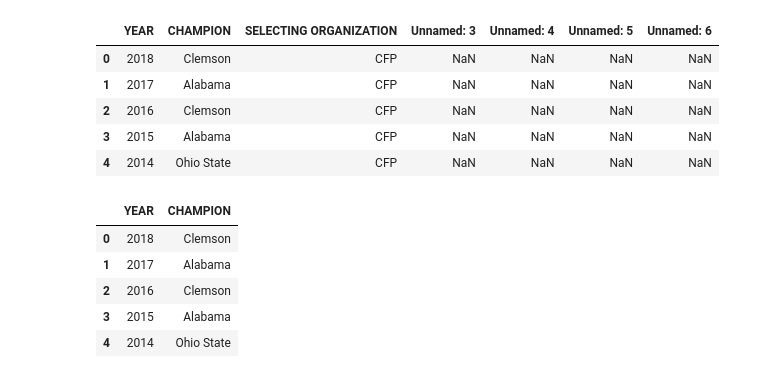
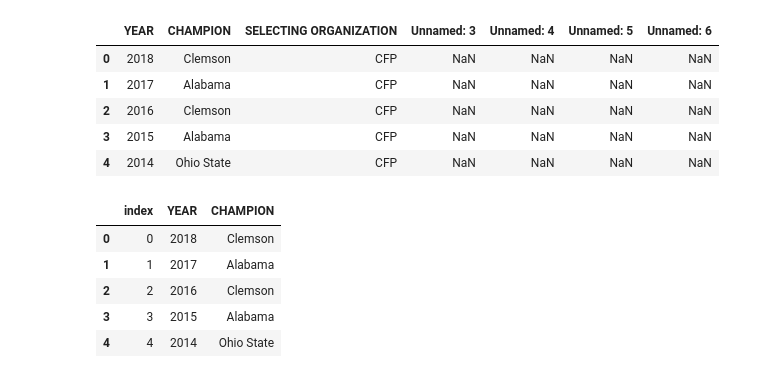
Before and after one commit to yanzi1210/Project_ETL, a Jupyter notebook: NFL.ipynb, the cells around one changed output. Cells and saved outputs as stored; diff of their text form; code cells hidden in the pictures.

```diff
--- a/NFL.ipynb
+++ b/NFL.ipynb
@@ -48,14 +49,16 @@ NCAAF_data_df.head()
 | 4 | 2014 | Ohio State | CFP | NaN | NaN | NaN | NaN |
 # %%
 new_NCAAF_data_df = NCAAF_data_df[['YEAR', 'CHAMPION']].copy()
+
+new_NCAAF_data_df= new_NCAAF_data_df.reset_index()
 new_NCAAF_data_df.head()
 # %% [output]
-|  | YEAR | CHAMPION |
-| 0 | 2018 | Clemson |
-| 1 | 2017 | Alabama |
-| 2 | 2016 | Clemson |
-| 3 | 2015 | Alabama |
-| 4 | 2014 | Ohio State |
+|  | index | YEAR | CHAMPION |
+| 0 | 0 | 2018 | Clemson |
+| 1 | 1 | 2017 | Alabama |
+| 2 | 2 | 2016 | Clemson |
+| 3 | 3 | 2015 | Alabama |
+| 4 | 4 | 2014 | Ohio State |
 # %%
 #Connect to local database
 # %%
```
Also changed, not shown: parts of 3 cells of this notebook, 2 other files.
